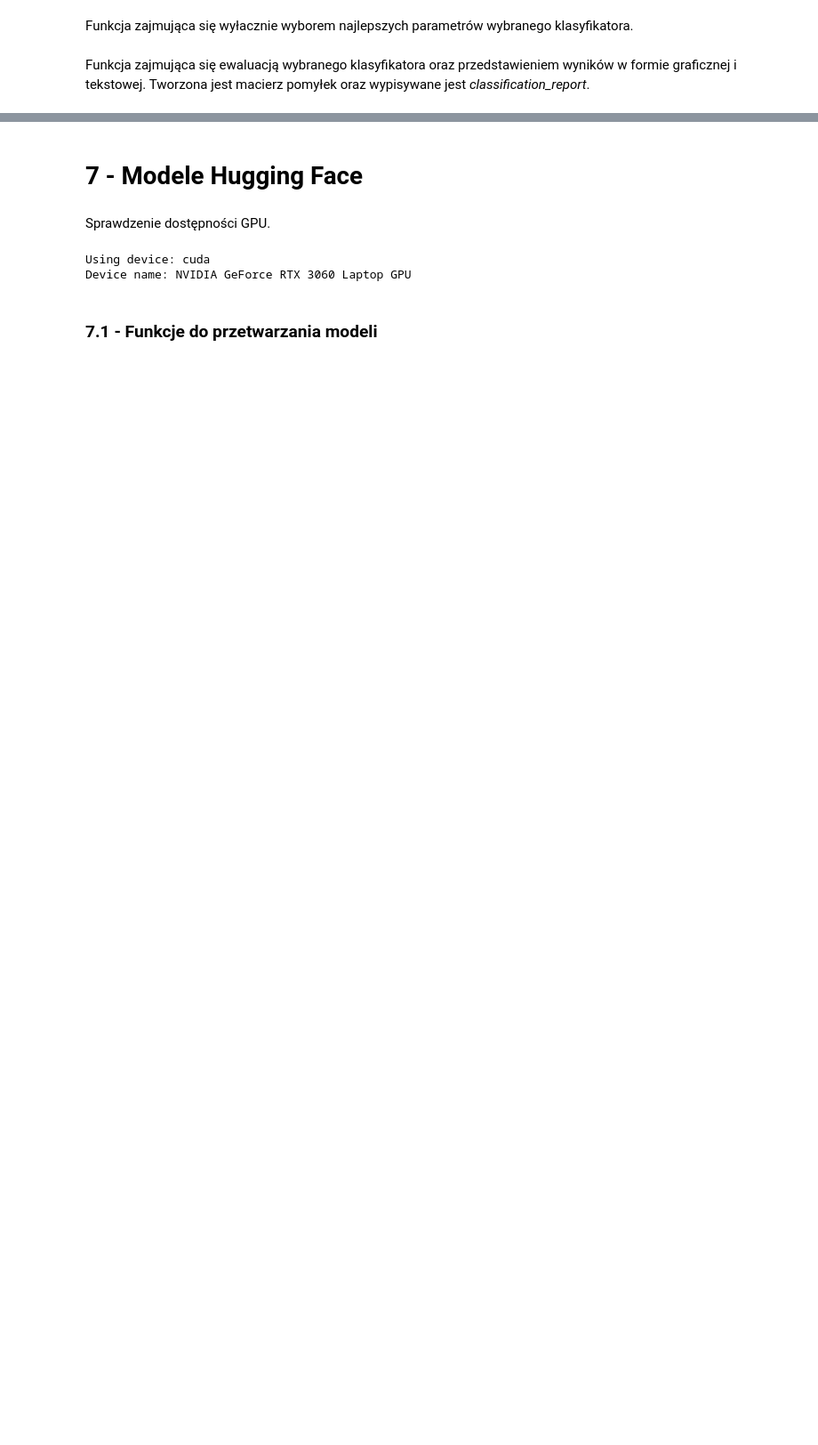
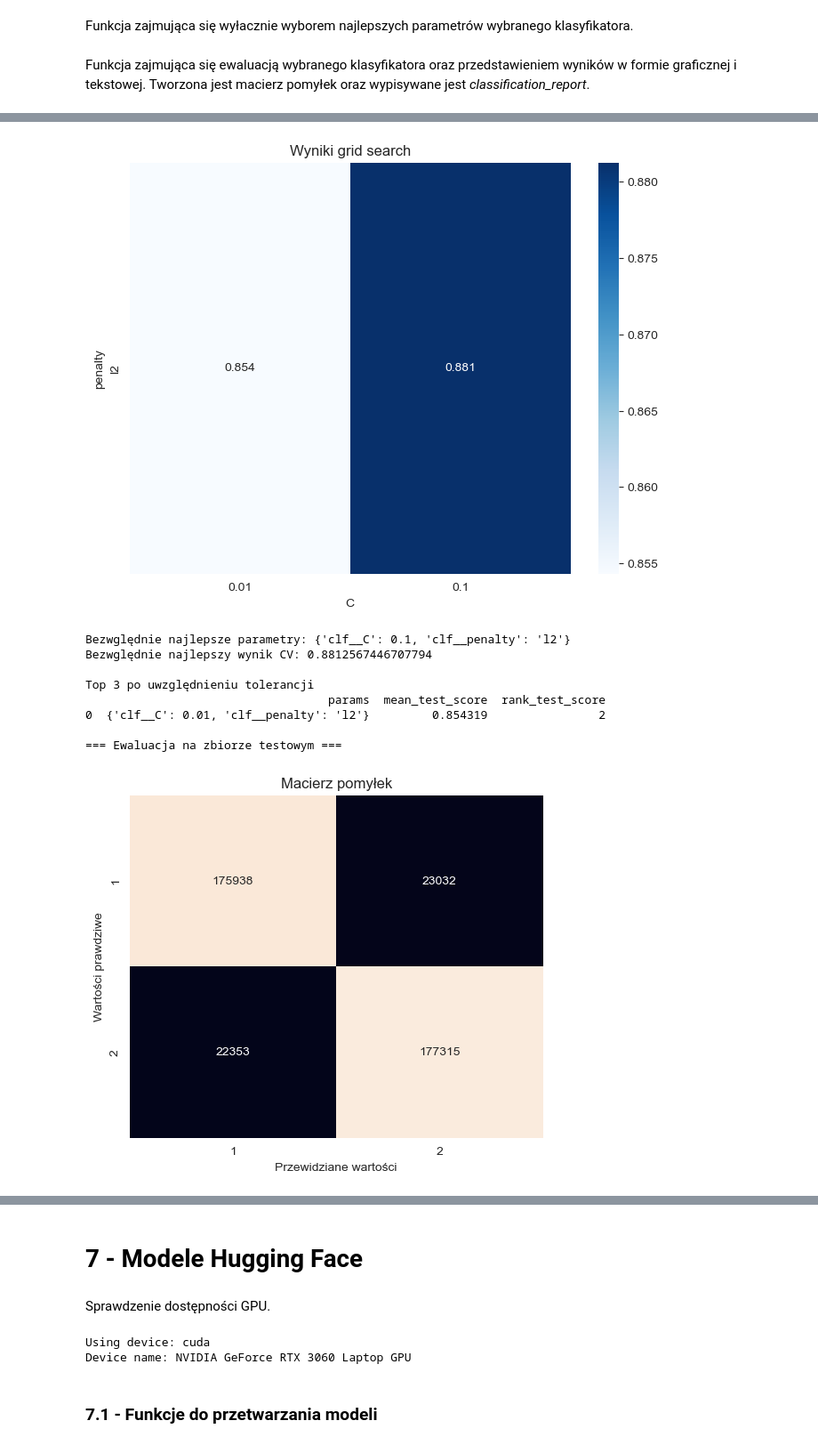
Before and after one commit to piatek5/ML-models-and-classifiers-analisis, a Jupyter notebook: main_notebook.ipynb, the cells around one changed output, grey strips where cells are left out. Shown at 89% size. Cells and saved outputs as stored; diff of their text form; code cells hidden in the pictures; blank space fills up the shorter version.

```diff
--- a/main_notebook.ipynb
+++ b/main_notebook.ipynb
@@ -841,0 +941,17 @@ weighted avg       0.74      0.74      0.74    398638
+# %%
+param_grid = {
+    'clf__C': [0.01, 0.1],
+    'clf__penalty': ['l2']
+}
+tune_and_evaluate_model(LogisticRegression(), X_train, y_train, X_test, y_test, param_grid, best_tfidf, tfidf_train_matrix=X_train_tfidf, tfidf_test_matrix=X_test_tfidf, save_tuning=True, save_evaluation=True)
+# %% [output]
+[figure, added]
+Bezwględnie najlepsze parametry: {'clf__C': 0.1, 'clf__penalty': 'l2'}
+Bezwględnie najlepszy wynik CV: 0.8812567446707794
+
+Top 3 po uwzględnieniu tolerancji
+                                   params  mean_test_score  rank_test_score
+0  {'clf__C': 0.01, 'clf__penalty': 'l2'}         0.854319                2
+
+=== Ewaluacja na zbiorze testowym ===
+[figure, added]
```
Also changed, not shown: parts of 38 cells of this notebook.
